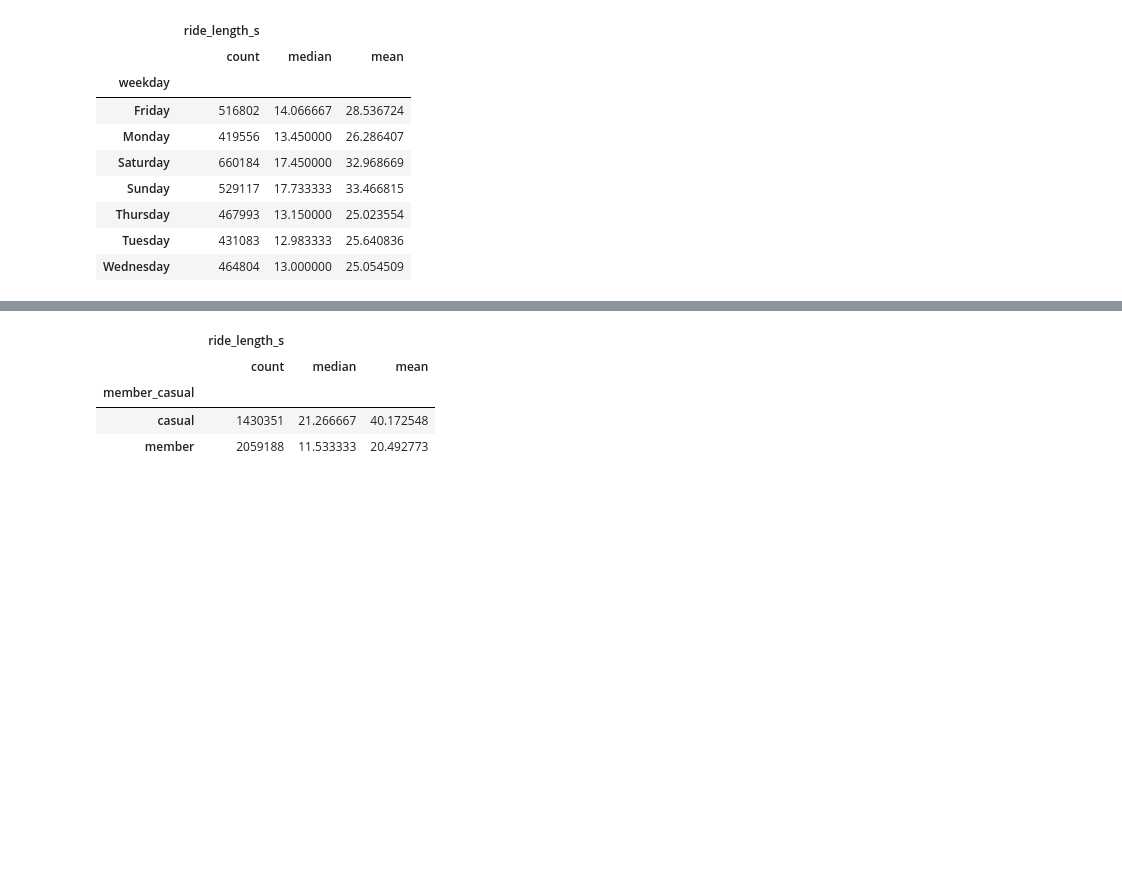
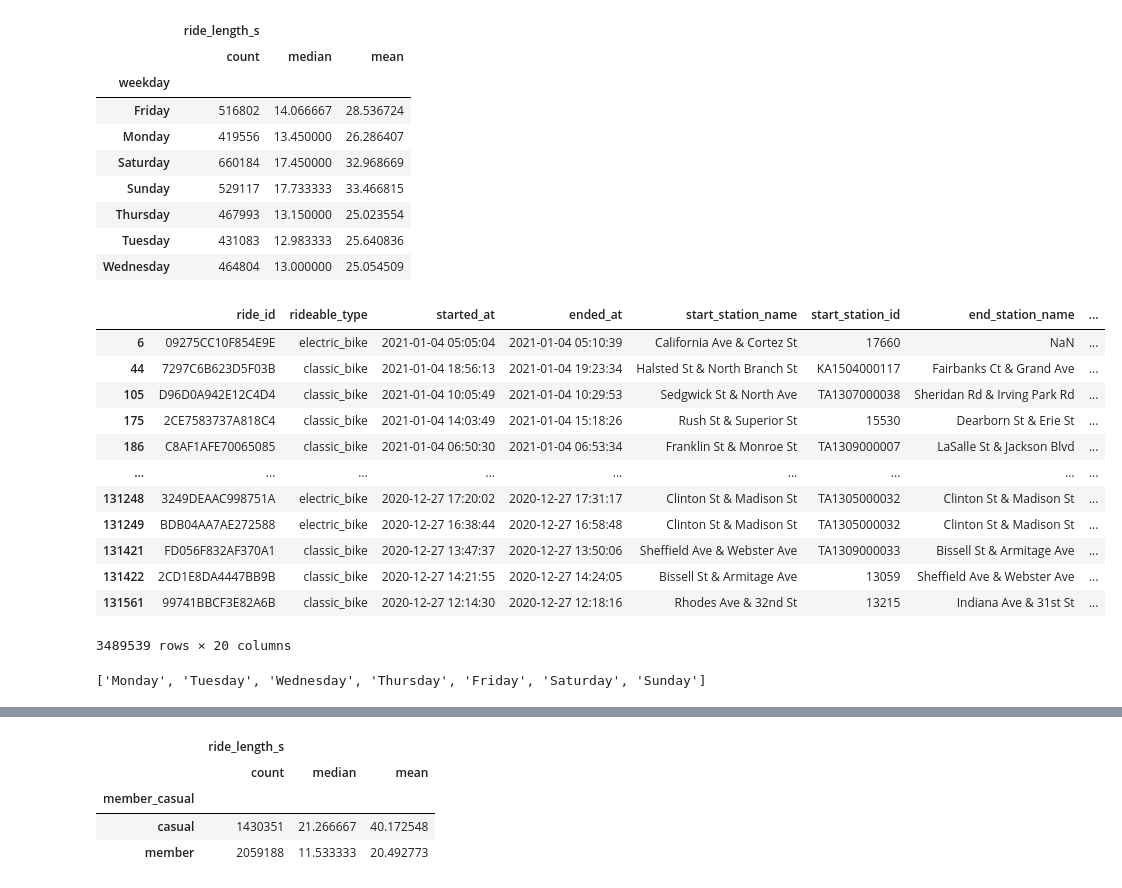
Before and after one commit to Ladislau2020/2021, a Jupyter notebook: fork-of-capstone-project-from-google.ipynb, the cells around one changed output, grey strips where cells are left out. Drawn from its saved outputs; the diff is of its cells as text; code cells hidden in the pictures; blank space fills up the shorter version.

```diff
--- a/fork-of-capstone-project-from-google.ipynb
+++ b/fork-of-capstone-project-from-google.ipynb
@@ -805,3 +807,30 @@ tripdataV2.groupby("weekday").aggregate({"ride_length_s":['count', 'median', "me
 | Thursday | 467993 | 13.150000 | 25.023554 |
 | Tuesday | 431083 | 12.983333 | 25.640836 |
 | Wednesday | 464804 | 13.000000 | 25.054509 |
+# %%
+tripdataV2 = tripdataV2.sort_values(by=["dayofweek_weekday", "month", "day"])
+
+
+tripdataV2
+# %% [output]
+|  | ride_id | rideable_type | started_at | ended_at | start_station_name | start_station_id | end_station_name | ... |
+| 6 | 09275CC10F854E9E | electric_bike | 2021-01-04 05:05:04 | 2021-01-04 05:10:39 | California Ave & Cortez St | 17660 | NaN | ... |
+| 44 | 7297C6B623D5F03B | classic_bike | 2021-01-04 18:56:13 | 2021-01-04 19:23:34 | Halsted St & North Branch St | KA1504000117 | Fairbanks Ct & Grand Ave | ... |
+| 105 | D96D0A942E12C4D4 | classic_bike | 2021-01-04 10:05:49 | 2021-01-04 10:29:53 | Sedgwick St & North Ave | TA1307000038 | Sheridan Rd & Irving Park Rd | ... |
+| 175 | 2CE7583737A818C4 | classic_bike | 2021-01-04 14:03:49 | 2021-01-04 15:18:26 | Rush St & Superior St | 15530 | Dearborn St & Erie St | ... |
+| 186 | C8AF1AFE70065085 | classic_bike | 2021-01-04 06:50:30 | 2021-01-04 06:53:34 | Franklin St & Monroe St | TA1309000007 | LaSalle St & Jackson Blvd | ... |
+| ... | ... | ... | ... | ... | ... | ... | ... | ... |
+| 131248 | 3249DEAAC998751A | electric_bike | 2020-12-27 17:20:02 | 2020-12-27 17:31:17 | Clinton St & Madison St | TA1305000032 | Clinton St & Madison St | ... |
+| 131249 | BDB04AA7AE272588 | electric_bike | 2020-12-27 16:38:44 | 2020-12-27 16:58:48 | Clinton St & Madison St | TA1305000032 | Clinton St & Madison St | ... |
+| 131421 | FD056F832AF370A1 | classic_bike | 2020-12-27 13:47:37 | 2020-12-27 13:50:06 | Sheffield Ave & Webster Ave | TA1309000033 | Bissell St & Armitage Ave | ... |
+| 131422 | 2CD1E8DA4447BB9B | classic_bike | 2020-12-27 14:21:55 | 2020-12-27 14:24:05 | Bissell St & Armitage Ave | 13059 | Sheffield Ave & Webster Ave | ... |
+| 131561 | 99741BBCF3E82A6B | classic_bike | 2020-12-27 12:14:30 | 2020-12-27 12:18:16 | Rhodes Ave & 32nd St | 13215 | Indiana Ave & 31st St | ... |
+3489539 rows × 20 columns
+# %%
+
+
+new_index = ["Monday", "Tuesday", "Wednesday", "Thursday", "Friday", "Saturday", "Sunday"]
+
+new_index
+# %% [output]
+['Monday', 'Tuesday', 'Wednesday', 'Thursday', 'Friday', 'Saturday', 'Sunday']
```
Also changed, not shown: parts of 5 cells of this notebook.
